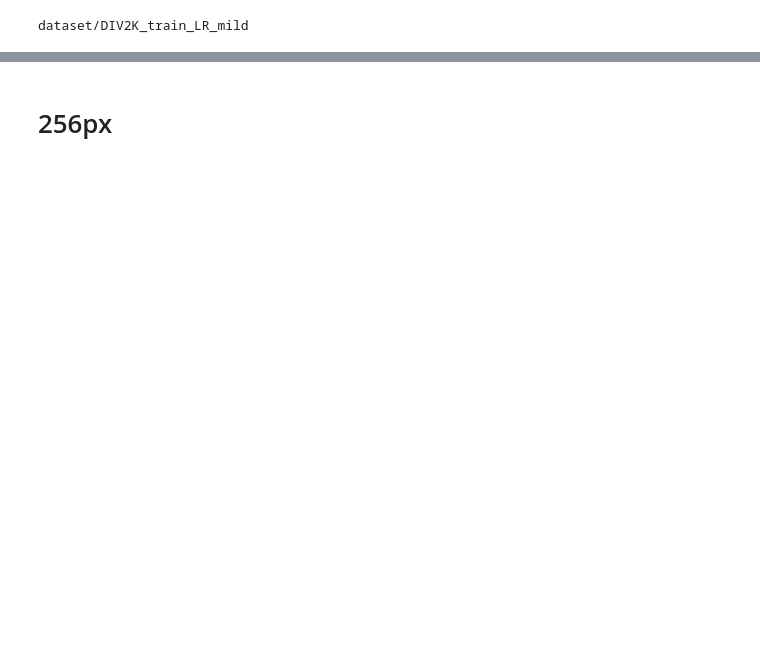
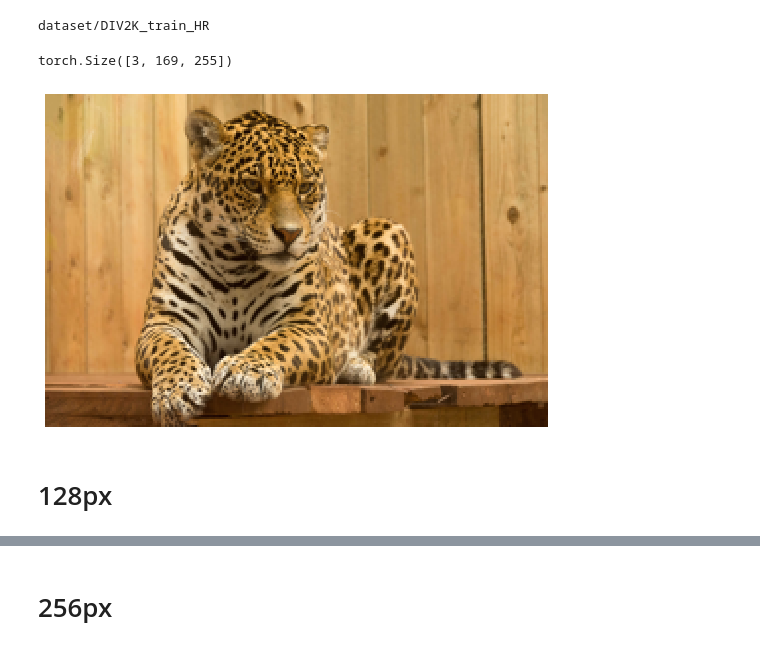
Before and after one commit to mameli/Artifact_Removal_GAN, a Jupyter notebook: unet_with_mobileNet.ipynb, the cells around one changed output, grey strips where cells are left out. Drawn from its saved outputs; the diff is of its cells as text; code cells hidden in the pictures; blank space fills up the shorter version.

```diff
--- a/unet_with_mobileNet.ipynb
+++ b/unet_with_mobileNet.ipynb
@@ -57,7 +65,10 @@ def do_fit(learn, epochs,save_name, lrs=slice(1e-3), pct_start=0.9):
 path = Path('./dataset/')
 
 path_fullRes = path/'DIV2K_train_HR'
-path_lowRes = path/'DIV2K_train_LR_mild'
+path_lowRes_diff = path/'DIV2K_train_LR_difficult' # suffix "x4d" ~300px
+path_lowRes_mild = path/'DIV2K_train_LR_mild' # suffix "x4m" ~300px
+path_lowRes_x8 = path/'DIV2K_train_LR_x8' # suffix "x8" ~150px
+
 
 proj_id = 'unet_superRes_mobilenetV3_SSIM'
 
@@ -67,9 +78,16 @@ crit_name = proj_id + '_crit'
 nf_factor = 2
 pct_start = 1e-8
 # %%
-print(path_lowRes)
+print(path_fullRes)
 # %% [output]
-dataset/DIV2K_train_LR_mild
+dataset/DIV2K_train_HR
+# %%
+il = ImageList.from_folder(path_lowRes_x8)
+print(il[10].shape)
+il[10].show(figsize=(9,9))
+# %% [output]
+torch.Size([3, 169, 255])
+[figure, added]
 # %%
 model = geffnet.mobilenetv3_100
 # model = models.resnet34
@@ -76,0 +99,2 @@ model = geffnet.mobilenetv3_100
+# %% [markdown]
+# 128px
```
Also changed, not shown: parts of 29 cells of this notebook, 11 other files.
